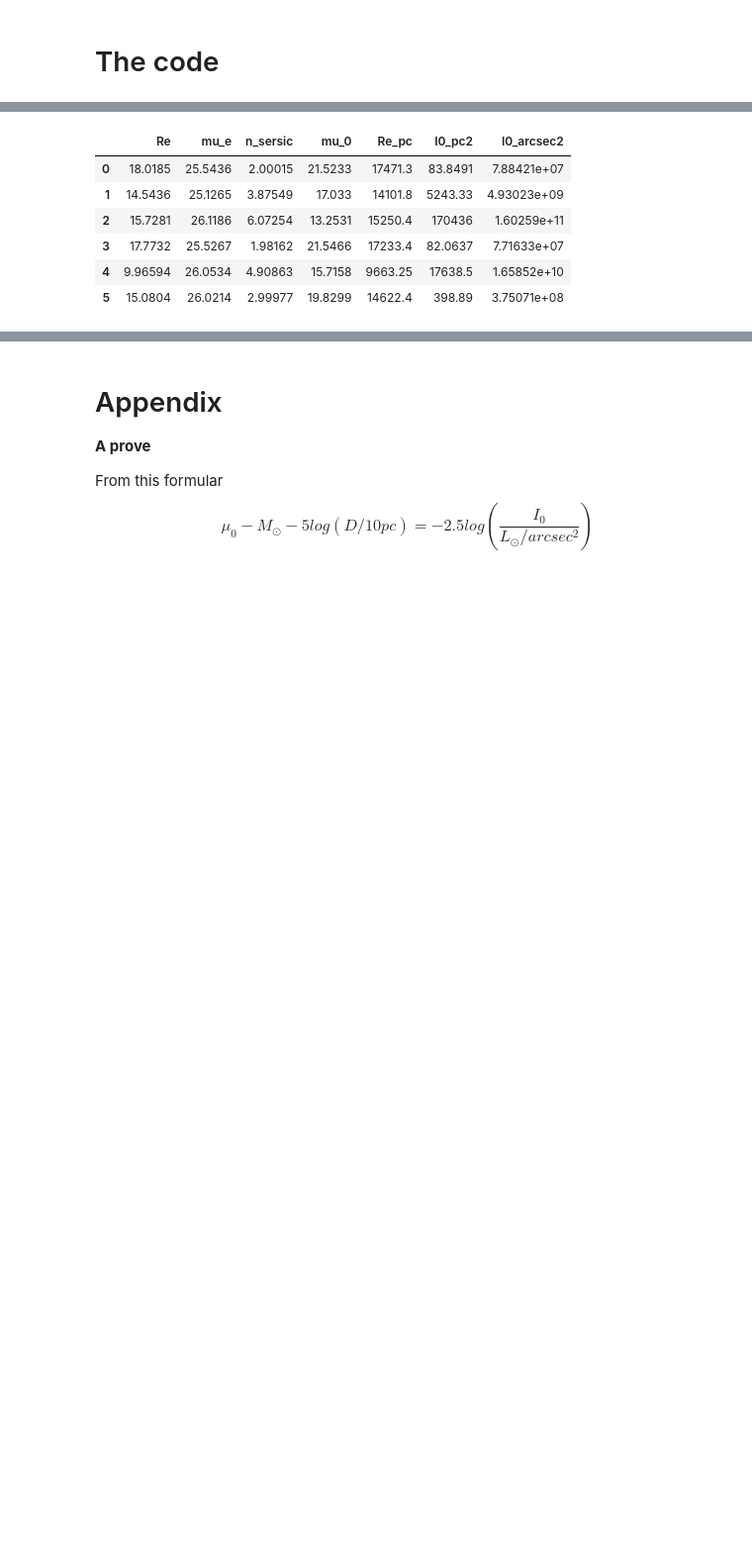
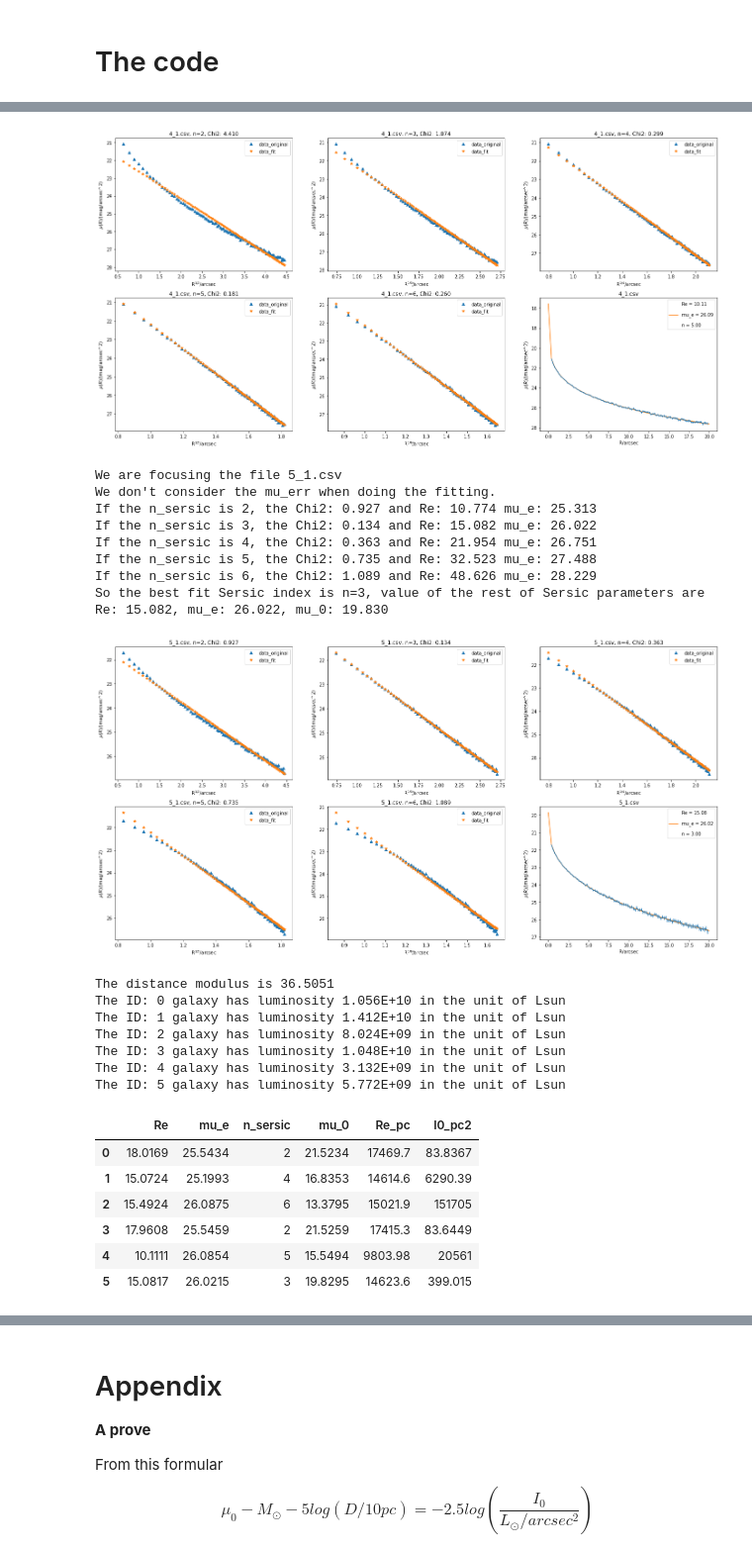
Before and after one commit to wsr1998/galaxy-physics, a Jupyter notebook: hw3.ipynb, the cells around one changed output, grey strips where cells are left out. Shown at 99% size. Cells and saved outputs as stored; diff of their text form; code cells hidden in the pictures; blank space fills up the shorter version.

```diff
--- a/hw3.ipynb
+++ b/hw3.ipynb
@@ -200,6 +321,6 @@ The ID: 5 galaxy has luminosity 5.703E+09 in the unit of Lsun
 # %%
 loc_ls=[str(i)+'_1.csv' for i in range(0,6)]
-result=get_sersic_params(loc_ls,consider_err=False,output_plot=False)
+result=get_sersic_params_when_sersic_is_int(loc_ls,sersic_is_int=True,consider_err=False)
 D=2e8 # pc
 dist_modulus=5*np.log10(D/10)
 print('The distance modulus is {:.4f}'.format(dist_modulus))
@@ -208,8 +329,5 @@ result['Re_pc']=result.Re.values*D*(2*np.pi/(360*60*60))
 M_sun_r=4.76
 result['I0_pc2']=10**((result.mu_0.values-M_sun_r-21.572)/(-2.5))
 lumi_ls=get_lumi_from_I0_pc2(result)
-print()
-result['I0_arcsec2']=10**((result.mu_0.values-M_sun_r-dist_modulus)/(-2.5))
-lumi_ls=get_lumi_from_I0_arcsec2(result)
 display(result)
 # %% [output]
@@ -236,7 +378,24 @@ The ID: 5 galaxy has luminosity 5.772E+09 in the unit of Lsun
+[figure, added]
+We are focusing the file 5_1.csv
+We don't consider the mu_err when doing the fitting.
+If the n_sersic is 2, the Chi2: 0.927 and Re: 10.774 mu_e: 25.313
+If the n_sersic is 3, the Chi2: 0.134 and Re: 15.082 mu_e: 26.022
+If the n_sersic is 4, the Chi2: 0.363 and Re: 21.954 mu_e: 26.751
+If the n_sersic is 5, the Chi2: 0.735 and Re: 32.523 mu_e: 27.488
+If the n_sersic is 6, the Chi2: 1.089 and Re: 48.626 mu_e: 28.229
+So the best fit Sersic index is n=3, value of the rest of Sersic parameters are Re: 15.082, mu_e: 26.022, mu_0: 19.830
+[figure, added]
+The distance modulus is 36.5051
+The ID: 0 galaxy has luminosity 1.056E+10 in the unit of Lsun
+The ID: 1 galaxy has luminosity 1.412E+10 in the unit of Lsun
+The ID: 2 galaxy has luminosity 8.024E+09 in the unit of Lsun
+The ID: 3 galaxy has luminosity 1.048E+10 in the unit of Lsun
+The ID: 4 galaxy has luminosity 3.132E+09 in the unit of Lsun
+The ID: 5 galaxy has luminosity 5.772E+09 in the unit of Lsun
-|  | Re | mu_e | n_sersic | mu_0 | Re_pc | I0_pc2 | I0_arcsec2 |
-| 0 | 18.0185 | 25.5436 | 2.00015 | 21.5233 | 17471.3 | 83.8491 | 7.88421e+07 |
-| 1 | 14.5436 | 25.1265 | 3.87549 | 17.033 | 14101.8 | 5243.33 | 4.93023e+09 |
-| 2 | 15.7281 | 26.1186 | 6.07254 | 13.2531 | 15250.4 | 170436 | 1.60259e+11 |
-| 3 | 17.7732 | 25.5267 | 1.98162 | 21.5466 | 17233.4 | 82.0637 | 7.71633e+07 |
-| 4 | 9.96594 | 26.0534 | 4.90863 | 15.7158 | 9663.25 | 17638.5 | 1.65852e+10 |
-| 5 | 15.0804 | 26.0214 | 2.99977 | 19.8299 | 14622.4 | 398.89 | 3.75071e+08 |
+|  | Re | mu_e | n_sersic | mu_0 | Re_pc | I0_pc2 |
+| 0 | 18.0169 | 25.5434 | 2 | 21.5234 | 17469.7 | 83.8367 |
+| 1 | 15.0724 | 25.1993 | 4 | 16.8353 | 14614.6 | 6290.39 |
+| 2 | 15.4924 | 26.0875 | 6 | 13.3795 | 15021.9 | 151705 |
+| 3 | 17.9608 | 25.5459 | 2 | 21.5259 | 17415.3 | 83.6449 |
+| 4 | 10.1111 | 26.0854 | 5 | 15.5494 | 9803.98 | 20561 |
+| 5 | 15.0817 | 26.0215 | 3 | 19.8295 | 14623.6 | 399.015 |
```
Also changed, not shown: parts of 16 cells of this notebook.
